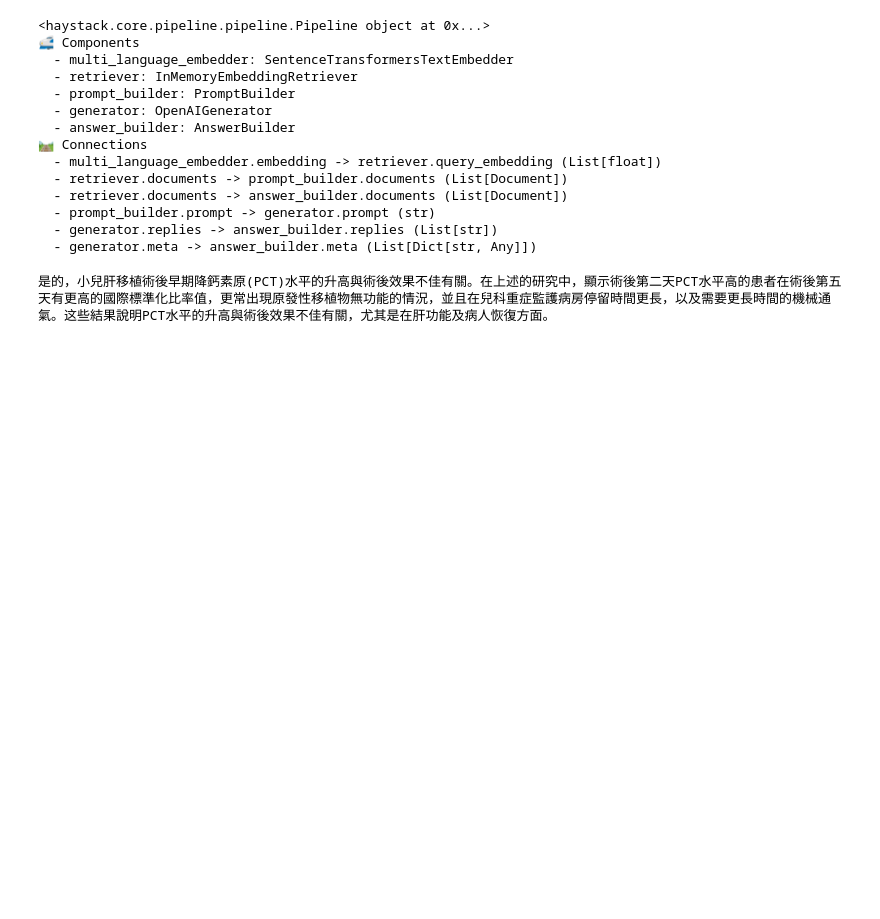
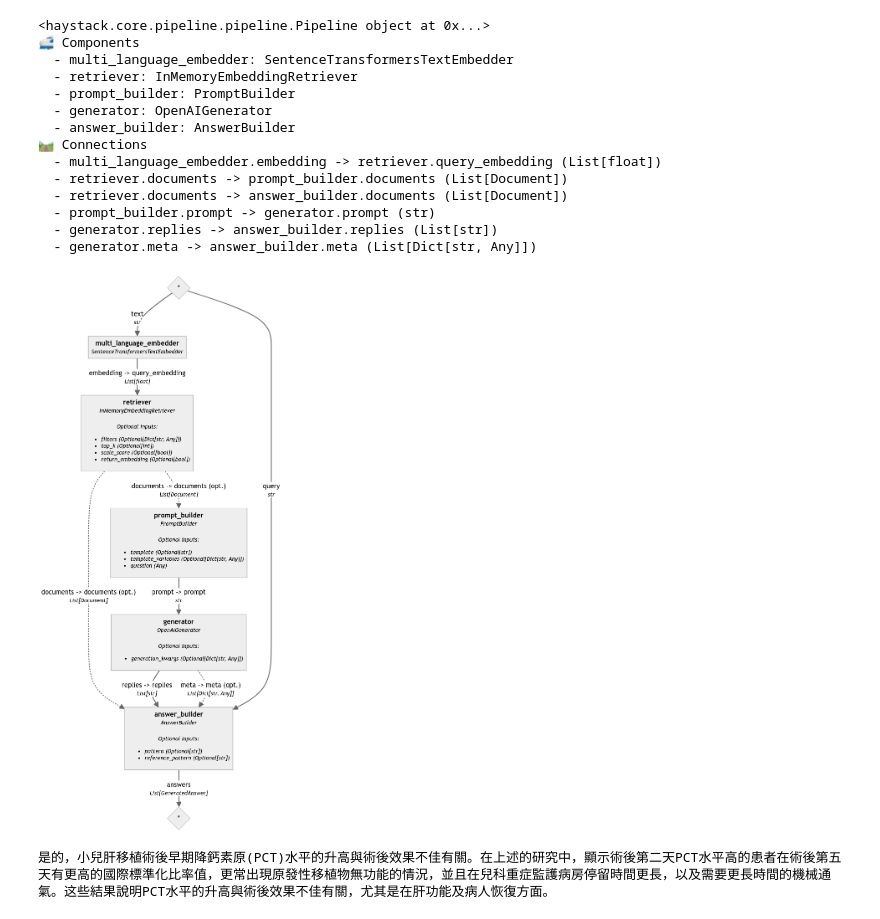
Before and after one commit to samhsiao6238/PythonFinance_2024, a Jupyter notebook: D30_Haystack+RAG/00_範例/ex15_評估 RAG 管道.ipynb, the cells around one changed output. Cells and saved outputs as stored; diff of their text form; code cells hidden in the pictures; blank space fills up the shorter version.

```diff
--- a/D30_Haystack+RAG/00_範例/ex15_評估 RAG 管道.ipynb
+++ b/D30_Haystack+RAG/00_範例/ex15_評估 RAG 管道.ipynb
@@ -255,6 +255,12 @@ new_rag_pipeline.connect(
   - generator.meta -> answer_builder.meta (List[Dict[str, Any]])
 # %%
 new_rag_pipeline.draw('new_rag_pipeline.png')
+# %%
+from utils.draw_pipeline import draw_and_display
+
+draw_and_display(new_rag_pipeline, 'new_rag_pipeline.png')
+# %% [output]
+[figure, added]
 # %%
 # 問題
 question = "小兒肝移植術後早期降鈣素原高是否表示術後效果不佳？"
```
Also changed, not shown: 2 other files.
